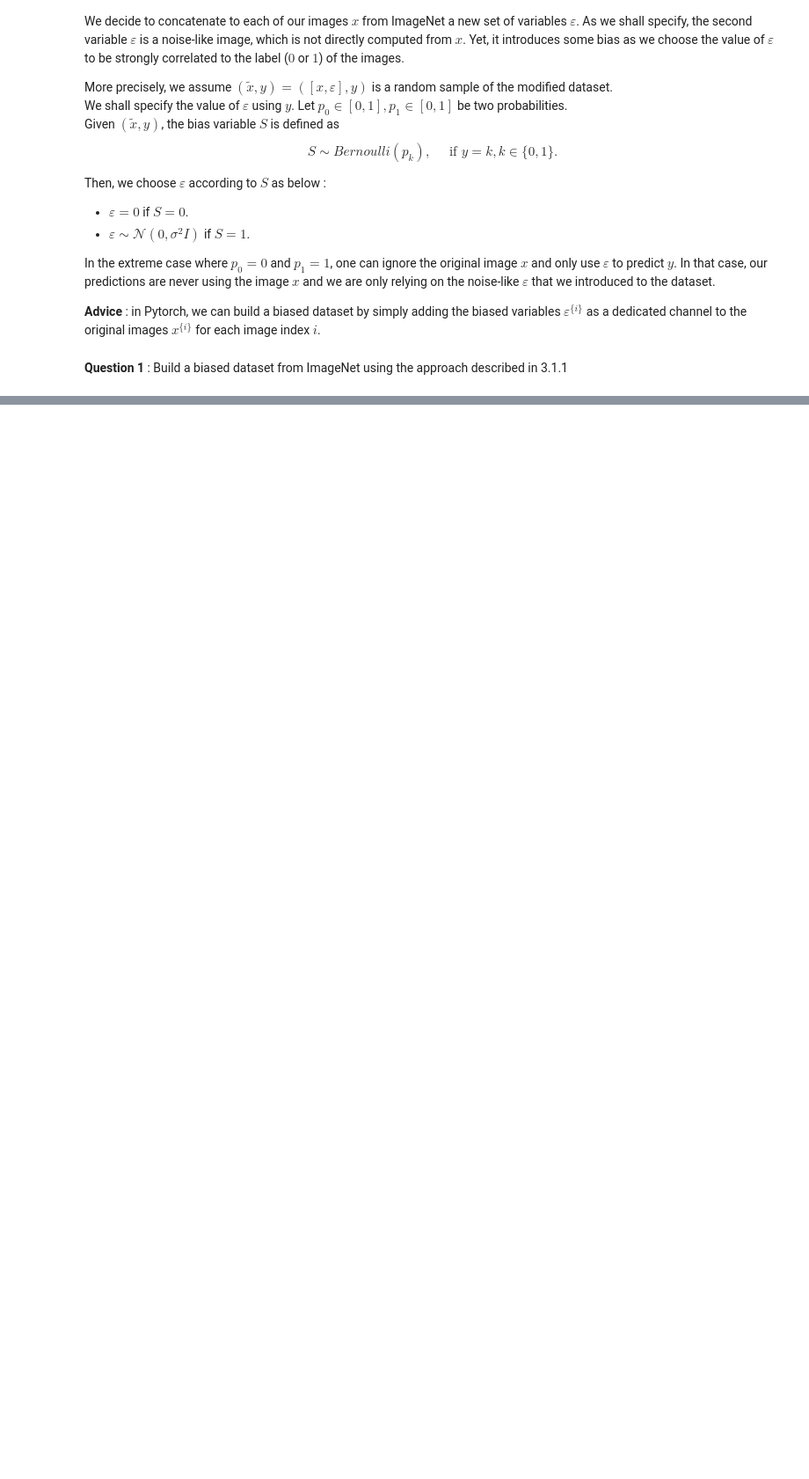
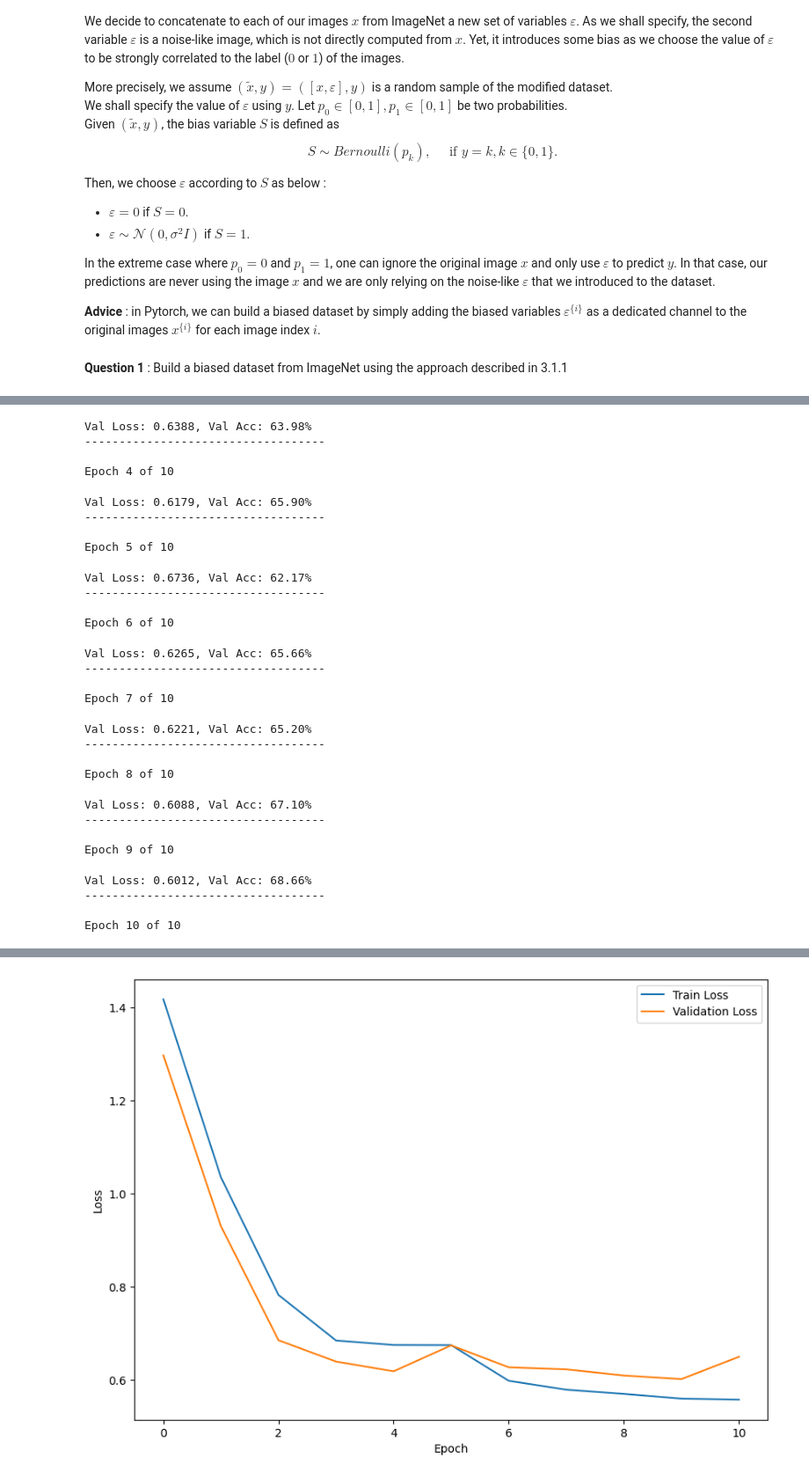
Before and after one commit to f-debrandois/N7_A3, a Jupyter notebook: S8/Machine Learning/Projet Kaggle/Compte-rendu.ipynb, the cells around one changed output, grey strips where cells are left out. Shown: that part at 88% size. Drawn from its saved outputs; the diff is of its cells as text; code cells hidden in the pictures; blank space fills up the shorter version.

```diff
--- a/S8/Machine Learning/Projet Kaggle/Compte-rendu.ipynb
+++ b/S8/Machine Learning/Projet Kaggle/Compte-rendu.ipynb
@@ -252,0 +339,11 @@ In the extreme case where $p_0 = 0$ and $p_1 = 1$, one can ignore the original i
+# %%
+# Create 2 classes
+label1 = 1 # choux
+label2 = 3 # choux-fleur
+label_biased_path = './train_biased.csv'
+
+# Create a csv file with the labels
+df = pd.read_csv('train.csv')
+df = df.loc[df['label'].isin([label1, label2])]
+df['label'] = df['label'].replace(label2, 2)
+df.to_csv(label_biased_path, index=False)
@@ -252,0 +387,4 @@ In the extreme case where $p_0 = 0$ and $p_1 = 1$, one can ignore the original i
+# %%
+# Dataset
+unbiased_train_dataset = TrainDataset(labels_file=label_biased_path, im_dir=train_dir, transform=transform)
+biased_train_dataset = BiasedTrainDataset(labels_file=label_biased_path, img_dir=train_dir, transform=transform)
@@ -252,0 +430,23 @@ In the extreme case where $p_0 = 0$ and $p_1 = 1$, one can ignore the original i
+# %%
+# Train the model with the biased dataset
+for epoch in range(num_epochs):
+    print(f"Epoch {epoch+1} of {num_epochs}")
+    train_loss, train_accuracy = train(model1, criterion1, optimizer1, unbiased_train_loader)
+    val_loss, val_accuracy = validate(model1, criterion1, unbiased_val_loader)
+    train_losses.append(train_loss)
+    val_losses.append(val_loss)
+    train_acc.append(train_accuracy)
+    val_acc.append(val_accuracy)
+    scheduler1.step()
+    print("-----------------------------------")
+    print()
+
+# Plot loss
+plt.figure(figsize=(10, 7))
+plt.plot(train_losses, label='Train Loss')
+plt.plot(val_losses, label='Validation Loss')
+plt.xlabel('Epoch')
+plt.ylabel('Loss')
+plt.legend()
+plt.show()
+# %% [output]
@@ -252,0 +462,28 @@ In the extreme case where $p_0 = 0$ and $p_1 = 1$, one can ignore the original i
+Val Loss: 0.6388, Val Acc: 63.98%
+-----------------------------------
+
+Epoch 4 of 10
+Val Loss: 0.6179, Val Acc: 65.90%
+-----------------------------------
+
+Epoch 5 of 10
+Val Loss: 0.6736, Val Acc: 62.17%
+-----------------------------------
+
+Epoch 6 of 10
+Val Loss: 0.6265, Val Acc: 65.66%
+-----------------------------------
+
+Epoch 7 of 10
+Val Loss: 0.6221, Val Acc: 65.20%
+-----------------------------------
+
+Epoch 8 of 10
+Val Loss: 0.6088, Val Acc: 67.10%
+-----------------------------------
+
+Epoch 9 of 10
+Val Loss: 0.6012, Val Acc: 68.66%
+-----------------------------------
+
+Epoch 10 of 10
@@ -252,0 +492 @@ In the extreme case where $p_0 = 0$ and $p_1 = 1$, one can ignore the original i
+[figure, added]
```
Also changed, not shown: parts of 23 cells of this notebook, 4 other files.
